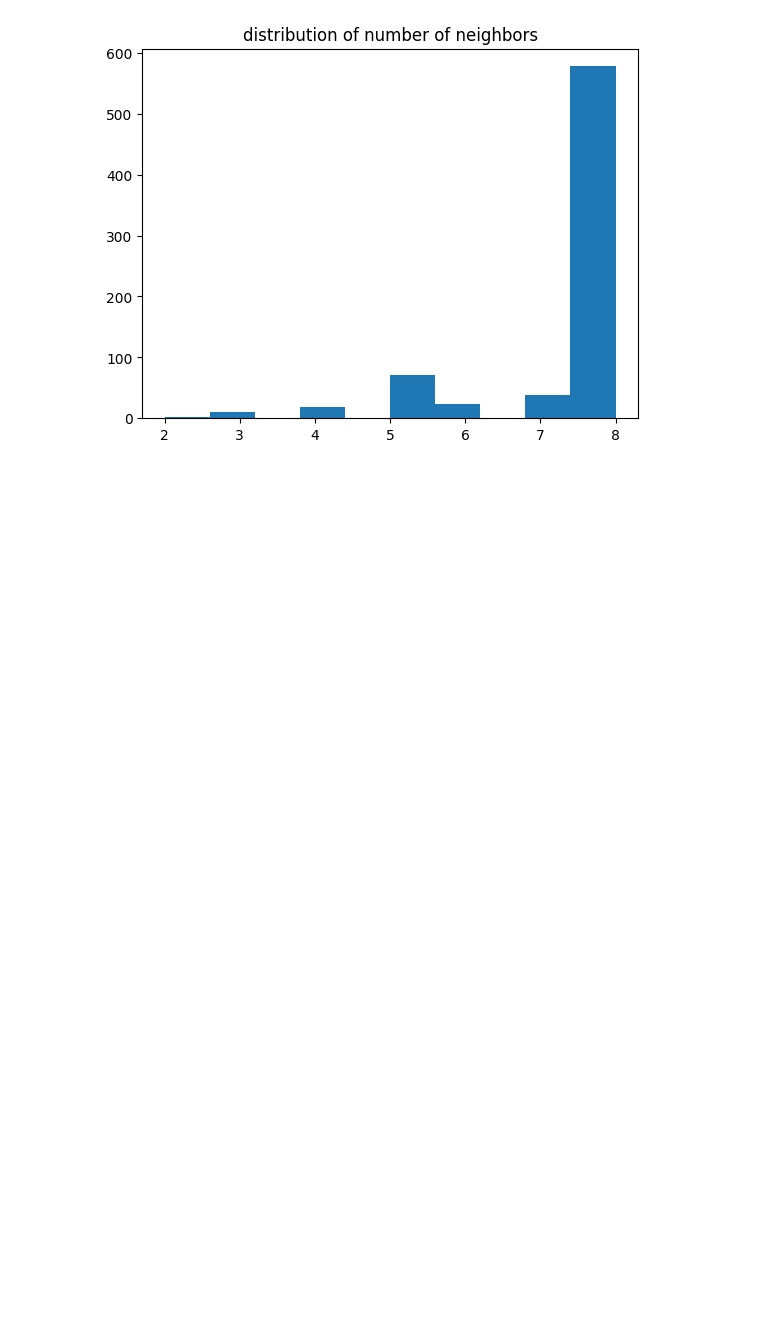
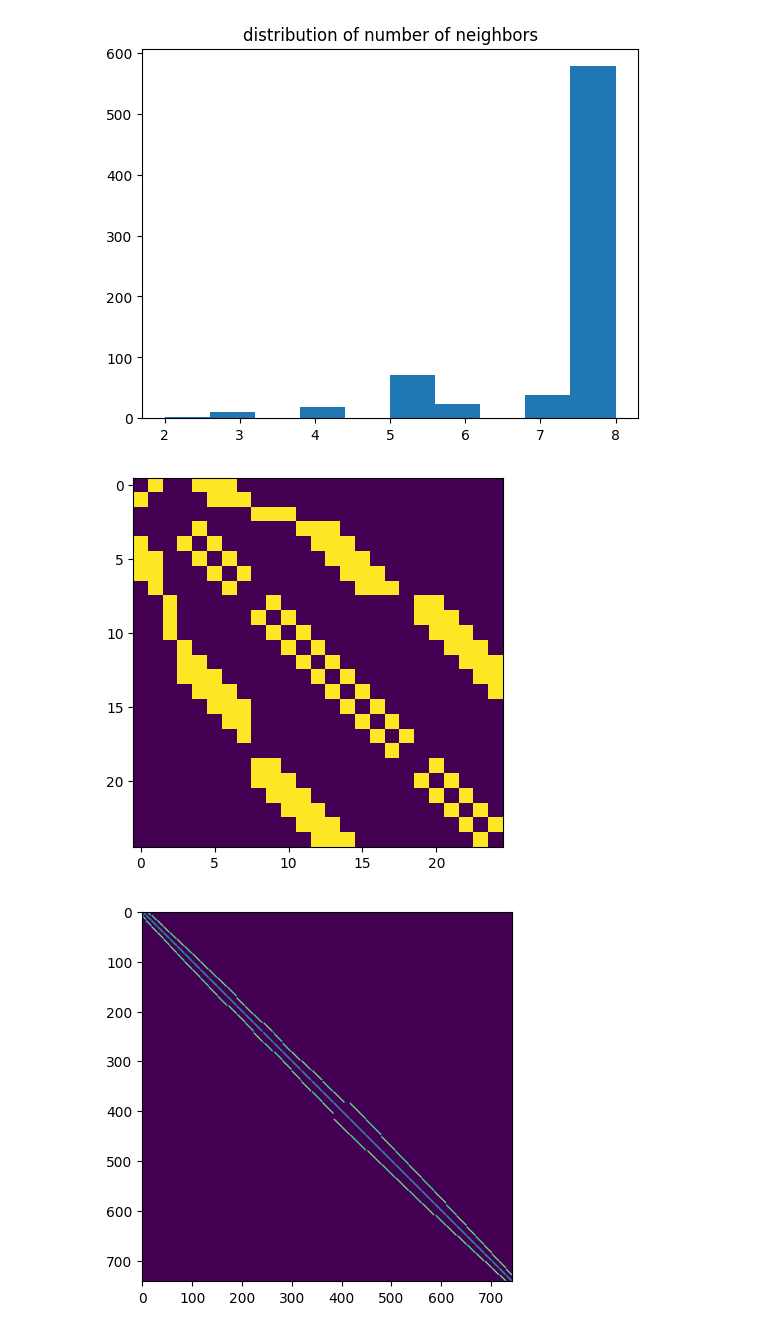
Before and after one commit to acmiyaguchi/iyse4620-birdcall-distributions, a Jupyter notebook: notebooks/2022-11-10-adjacency-matrix.ipynb, the cells around one changed output. Saved outputs shown, nothing was run; the diff lists cells and outputs as text; code cells hidden in the pictures; blank space fills up the shorter version.

Commit message:
Add logic for building adjacency matrix

```diff
--- a/notebooks/2022-11-10-adjacency-matrix.ipynb
+++ b/notebooks/2022-11-10-adjacency-matrix.ipynb
@@ -20,3 +20,23 @@ plt.title("distribution of number of neighbors")
 plt.show()
 # %% [output]
 [figure]
+# %%
+# write a bit of logic to generate a dense adjacency matrix for the grid
+import numpy as np
+
+# convert the keys to integers
+keys = sorted(grid.keys())
+mapping = {key: i for i, key in enumerate(keys)}
+
+W = np.zeros((len(grid), len(grid)))
+for key in keys:
+    for neighbor in adj[key]:
+        W[mapping[key], mapping[neighbor]] = 1
+
+plt.imshow(W[:25, :25])
+plt.show()
+plt.imshow(W)
+plt.show()
+# %% [output]
+[figure, added]
+[figure, added]
```
